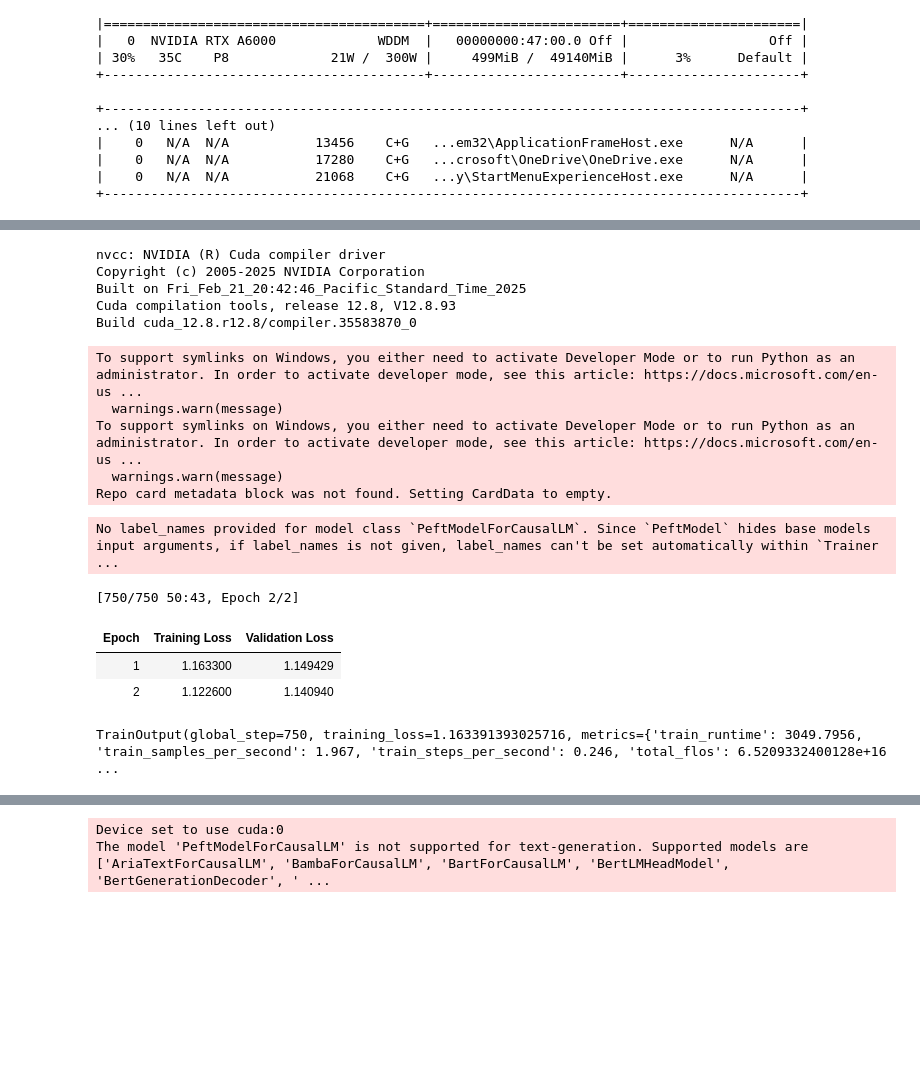
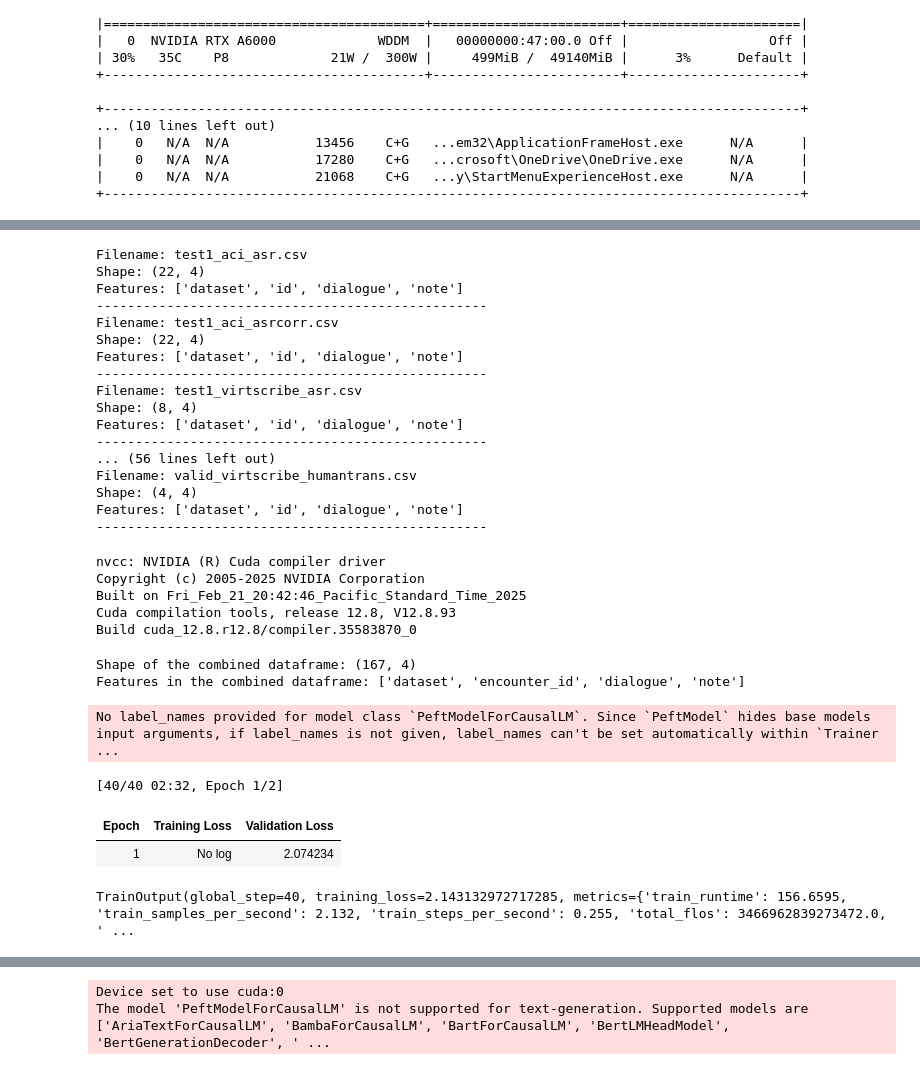
Before and after one commit to SaiVikrantG/MajorProject, a Jupyter notebook: qwen-aloe.ipynb, the cells around one changed output, grey strips where cells are left out. Saved outputs shown, nothing was run; the diff lists cells and outputs as text; code cells hidden in the pictures; blank space fills up the shorter version.

```diff
--- a/qwen-aloe.ipynb
+++ b/qwen-aloe.ipynb
@@ -60,0 +52,4 @@ from datasets import load_dataset
+# %%
+data_path = "C:\\Users\\BMSCE CSE.DESKTOP-IUB6THA\\Downloads\\kshitij\\clinical_visit_note_summarization_corpus\\data\\aci-bench\\"
+
+train_df = pd.read_csv(data_path + "challenge_data\\train.csv")
@@ -61,3 +320,23 @@ from datasets import load_dataset
+# %%
+load_and_print_csv_files(data_path + "src_experiment_data")
+# %% [output]
+Filename: test1_aci_asr.csv
+Shape: (22, 4)
+Features: ['dataset', 'id', 'dialogue', 'note']
+--------------------------------------------------
+Filename: test1_aci_asrcorr.csv
+Shape: (22, 4)
+Features: ['dataset', 'id', 'dialogue', 'note']
+--------------------------------------------------
+Filename: test1_virtscribe_asr.csv
+Shape: (8, 4)
+Features: ['dataset', 'id', 'dialogue', 'note']
+--------------------------------------------------
+... (56 lines left out)
+Filename: valid_virtscribe_humantrans.csv
+Shape: (4, 4)
+Features: ['dataset', 'id', 'dialogue', 'note']
+--------------------------------------------------
 # %%
 !nvcc --version
 # %% [output]
@@ -77,7 +356,7 @@ from transformers import (
     Trainer
 )
 from peft import LoraConfig, get_peft_model, TaskType
-from datasets import load_dataset
+from datasets import load_dataset, Dataset
 
 
 # 1) 4-bit quant config
@@ -115,24 +394,44 @@ model.gradient_checkpointing_enable()
 base_model.config.use_cache = False
 
 # 5) Prepare data with smaller sequence length
-notechat = load_dataset("akemiH/NoteChat")
-trainB = notechat["train"].select(range(3000))
-evalB = notechat["train"].select(range(3000, 3500))
+# notechat = load_dataset("akemiH/NoteChat")
+# trainB = notechat["train"].select(range(3000))
+# evalB = notechat["train"].select(range(3000, 3500))
+
+train_df = pd.read_csv(data_path+"\\challenge_data"+"\\train.csv")
+train_df2 = pd.read_csv(data_path+"\\challenge_data"+"\\valid.csv")
+train_df3 = pd.read_csv(data_path+"\\challenge_data"+"\\clef_taskC_test3.csv")
+train_df4 = pd.read_csv(data_path+"\\challenge_data"+"\\clinicalnlp_taskB_test1.csv")
+
+trainB = pd.concat([train_df, train_df2, train_df3, train_df4], axis=0, ignore_index=True)
+evalB = pd.read_csv(data_path + "\\challenge_data" + "\\clinicalnlp_taskC_test2.csv")
+
+print("Shape of the combined dataframe:", trainB.shape)
+print("Features in the combined dataframe:", trainB.columns.tolist())
 
 MAX_LENGTH = 256  # smaller sequence length
 
 class ConversationSummaryDataset(torch.utils.data.Dataset):
-    def __init__(self, hf_dataset, tokenizer, max_length=MAX_LENGTH):
+    def __init__(self, hf_dataset, tokenizer, conversation, summary, max_length=MAX_LENGTH):
         self.data = hf_dataset
         self.tokenizer = tokenizer
         self.max_length = max_length
+        self.conversation = conversation
+        self.summary = summary
 
     def __len__(self):
         return len(self.data)
 
     def __getitem__(self, idx):
-        conversation = str(self.data[idx]["conversation"])
-        summary = str(self.data[idx]["data"])
+        if isinstance(self.data, Dataset):
+            conversation = str(self.data[idx][self.conversation])
+            summary = str(self.data[idx][self.summary])
+        elif isinstance(self.data, pd.DataFrame):
+            conversation = str(self.data.iloc[idx][self.conversation])
+            summary = str(self.data.iloc[idx][self.summary])
+        else:
+            raise TypeError("Data must either be a pandas dataframe or a huggingface dataset")
+
         text = f"CONVERSATION:\n{conversation}\n\nSUMMARY: {summary}"
 
         encodings = self.tokenizer(
@@ -154,47 +453,43 @@ class ConversationSummaryDataset(torch.utils.data.Dataset):
             "labels": labels,
         }
 
-train_dataset = ConversationSummaryDataset(trainB, tokenizer)
-eval_dataset = ConversationSummaryDataset(evalB, tokenizer)
+train_dataset = ConversationSummaryDataset(trainB, tokenizer, "dialogue", "note")
+eval_dataset = ConversationSummaryDataset(evalB, tokenizer, "dialogue", "note")
 # %% [output]
-To support symlinks on Windows, you either need to activate Developer Mode or to run Python as an administrator. In order to activate developer mode, see this article: https://docs.microsoft.com/en-us ...
-  warnings.warn(message)
-To support symlinks on Windows, you either need to activate Developer Mode or to run Python as an administrator. In order to activate developer mode, see this article: https://docs.microsoft.com/en-us ...
-  warnings.warn(message)
-Repo card metadata block was not found. Setting CardData to empty.
+Shape of the combined dataframe: (167, 4)
+Features in the combined dataframe: ['dataset', 'encounter_id', 'dialogue', 'note']
 # %%
 # 6) Training arguments
 training_args = TrainingArguments(
-    output_dir="./aloe_qwen",
+    output_dir="./aloe_qwen_aci-bench",
     num_train_epochs=2,
     per_device_train_batch_size=1,
     gradient_accumulation_steps=8,      # accumulate to compensate for small batch
     evaluation_strategy="epoch",       # you can skip or reduce evaluation
     fp16=True,
     logging_steps=50,
     save_strategy="epoch",
     save_total_limit=2,
     dataloader_pin_memory=True,
     dataloader_drop_last=True,
     gradient_checkpointing=True,       # from the Trainer side as well
 )
 
 # 7) Trainer
 trainer = Trainer(
     model=model,
     args=training_args,
     train_dataset=train_dataset,
     eval_dataset=eval_dataset,
     tokenizer=tokenizer,
 )
 
 # 8) Train
 trainer.train()
 # %% [output]
 No label_names provided for model class `PeftModelForCausalLM`. Since `PeftModel` hides base models input arguments, if label_names is not given, label_names can't be set automatically within `Trainer ...
-[750/750 50:43, Epoch 2/2]
+[40/40 02:32, Epoch 1/2]
 | Epoch | Training Loss | Validation Loss |
-| 1 | 1.163300 | 1.149429 |
-| 2 | 1.122600 | 1.140940 |
+| 1 | No log | 2.074234 |
-TrainOutput(global_step=750, training_loss=1.163391393025716, metrics={'train_runtime': 3049.7956, 'train_samples_per_second': 1.967, 'train_steps_per_second': 0.246, 'total_flos': 6.5209332400128e+16 ...
+TrainOutput(global_step=40, training_loss=2.143132972717285, metrics={'train_runtime': 156.6595, 'train_samples_per_second': 2.132, 'train_steps_per_second': 0.255, 'total_flos': 3466962839273472.0, ' ...
 # %%
```
Also changed, not shown: parts of 26 cells of this notebook.
